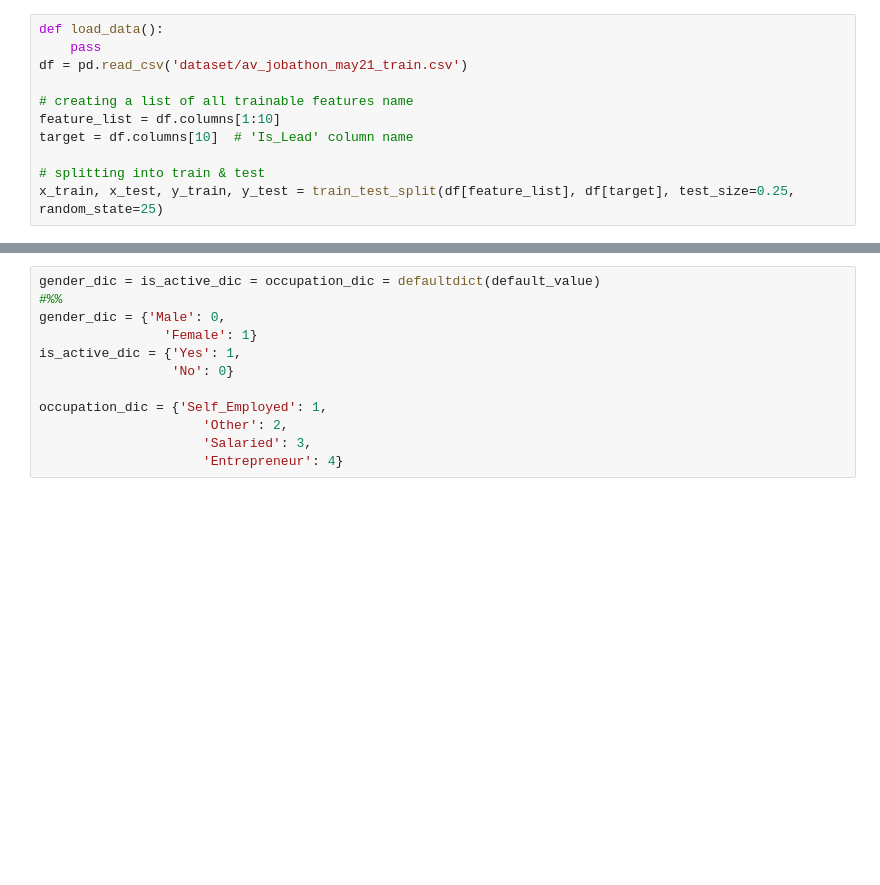
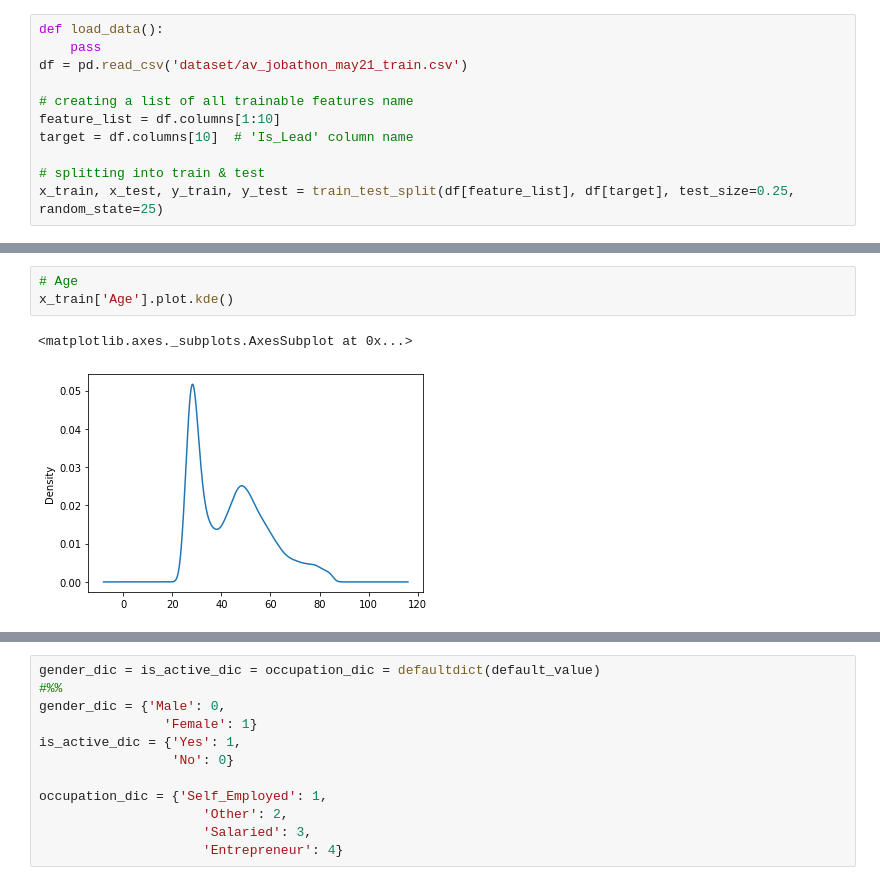
Before and after one commit to avidutta20/challenge_may21, a Jupyter notebook: model.ipynb, the cells around one changed output, grey strips where cells are left out. Drawn from its saved outputs; the diff is of its cells as text; blank space fills up the shorter version.

```diff
--- a/model.ipynb
+++ b/model.ipynb
@@ -45,0 +98,6 @@ def default_value():
+# %%
+# Age
+x_train['Age'].plot.kde()
+# %% [output]
+<matplotlib.axes._subplots.AxesSubplot at 0x...>
+[figure, added]
```
Also changed, not shown: parts of 45 cells of this notebook.
